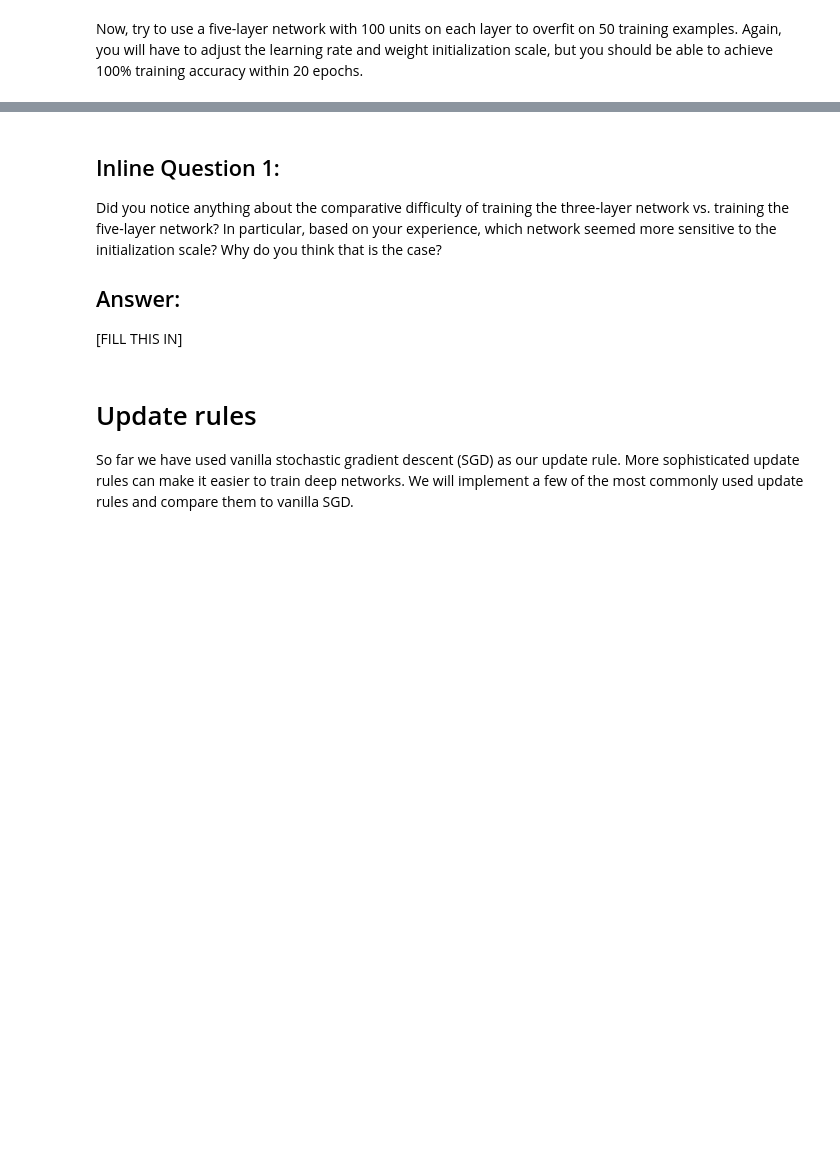
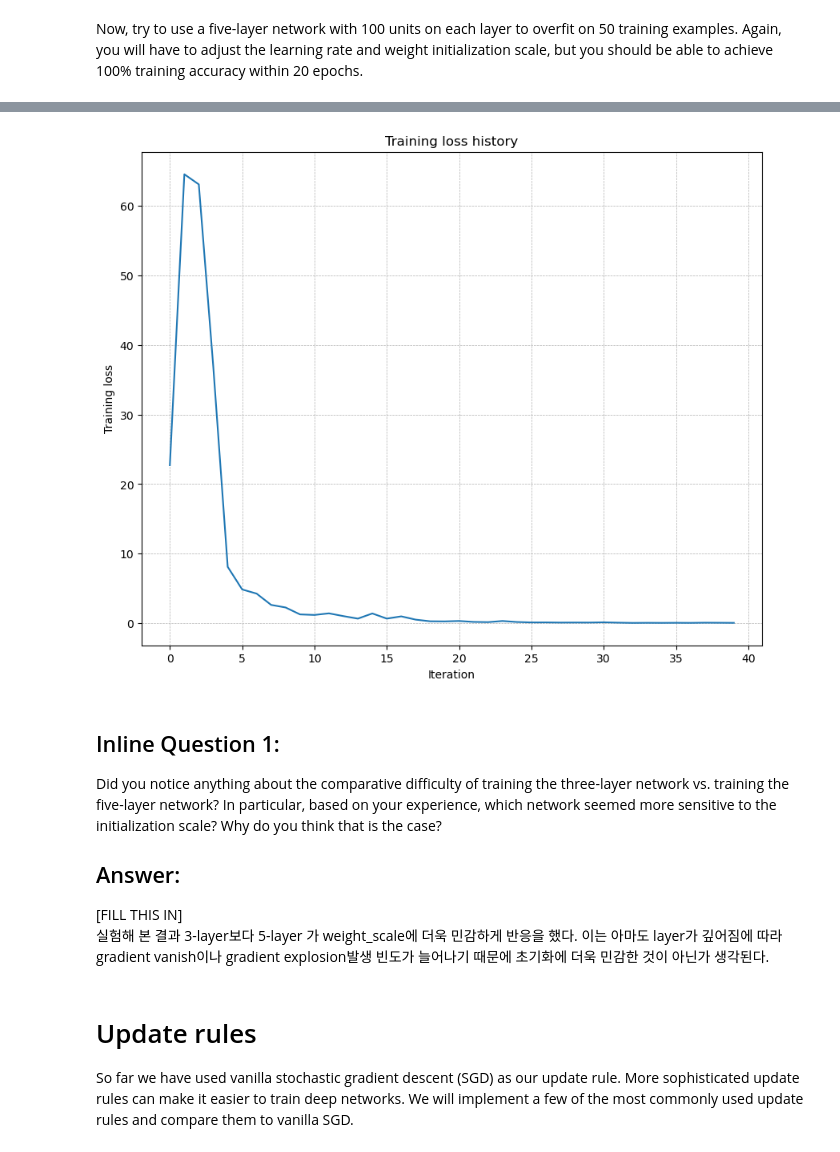
Before and after one commit to joohyun7u/cs231n_assignment_2023_1, a Jupyter notebook: assignment2/FullyConnectedNets.ipynb, the cells around one changed output, grey strips where cells are left out. Saved outputs shown, nothing was run; the diff lists cells and outputs as text; code cells hidden in the pictures; blank space fills up the shorter version.

Commit message:
Multi-Layer Fully Connected Network complete

```diff
--- a/assignment2/FullyConnectedNets.ipynb
+++ b/assignment2/FullyConnectedNets.ipynb
@@ -182,8 +207,8 @@ small_data = {
   'y_val': data['y_val'],
 }
 
-learning_rate = 2e-3  # Experiment with this!
-weight_scale = 1e-5   # Experiment with this!
+learning_rate = 1e-2  # Experiment with this!
+weight_scale = 7e-2   # Experiment with this!
 model = FullyConnectedNet(
     [100, 100, 100, 100],
     weight_scale=weight_scale,
@@ -206,3 +231,4 @@ plt.xlabel('Iteration')
 plt.ylabel('Training loss')
 plt.grid(linestyle='--', linewidth=0.5)
 plt.show()
+# %% [output]
@@ -209,9 +252,11 @@ plt.show()
+[figure, added]
 # %% [markdown]
 ## Inline Question 1:
 Did you notice anything about the comparative difficulty of training the three-layer network vs. training the five-layer network? In particular, based on your experience, which network seemed more sensitive to the initialization scale? Why do you think that is the case?
 
 ## Answer:
 [FILL THIS IN]
+실험해 본 결과 3-layer보다 5-layer 가 weight_scale에 더욱 민감하게 반응을 했다. 이는 아마도 layer가 깊어짐에 따라 gradient vanish이나 gradient explosion발생 빈도가 늘어나기 때문에 초기화에 더욱 민감한 것이 아닌가 생각된다.
 # %% [markdown]
 # Update rules
 So far we have used vanilla stochastic gradient descent (SGD) as our update rule. More sophisticated update rules can make it easier to train deep networks. We will implement a few of the most commonly used update rules and compare them to vanilla SGD.
```
Also changed, not shown: parts of 4 cells of this notebook, 2 other files.
